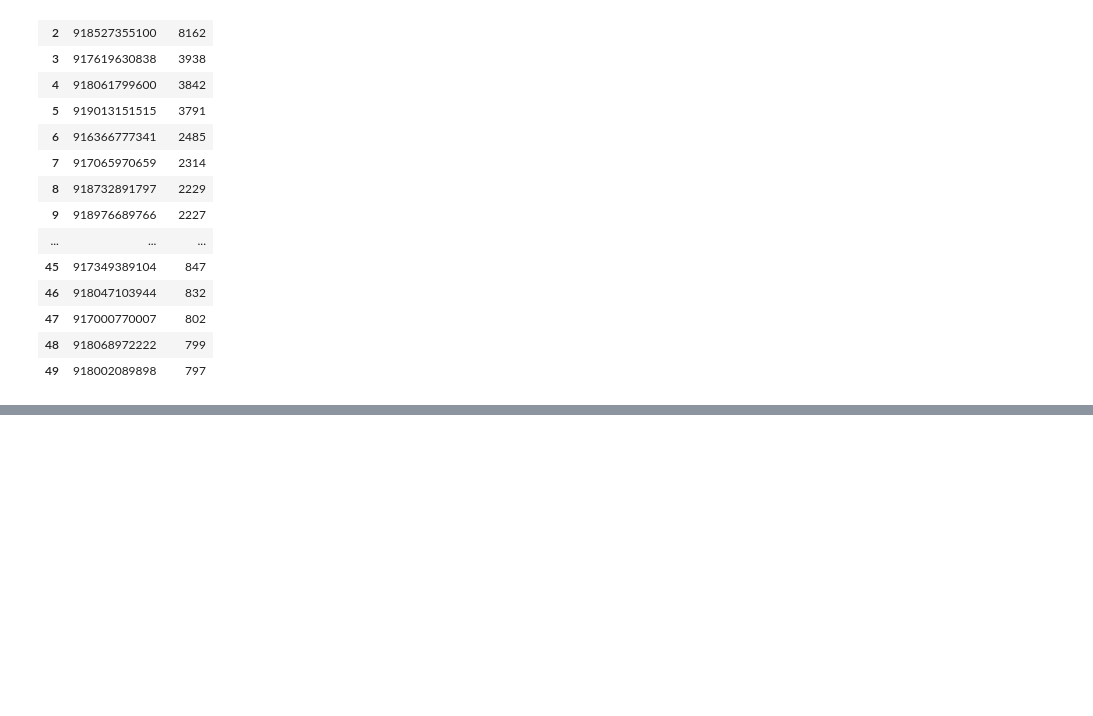
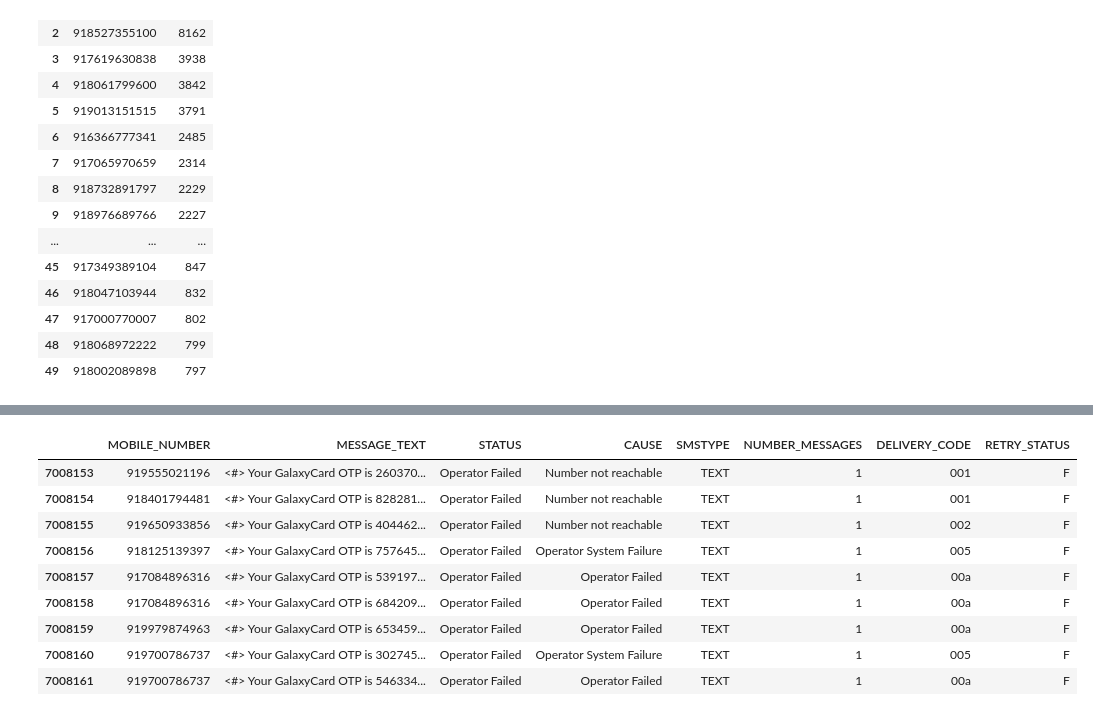
Before and after one commit to asimds/26DECOPFAIL, a Jupyter notebook: Cause.ipynb, the cells around one changed output, grey strips where cells are left out. Saved outputs shown, nothing was run; the diff lists cells and outputs as text; code cells hidden in the pictures; blank space fills up the shorter version.

```diff
--- a/Cause.ipynb
+++ b/Cause.ipynb
@@ -169,0 +177,3 @@ dfm_no.head(50)
+# %%
+# select columns which contain the word OTP
+substring_otp=new_df[new_df['MESSAGE_TEXT'].astype(str).str.contains("OTP")]
@@ -169,0 +198,13 @@ dfm_no.head(50)
+# %%
+substring_otp.tail(9)
+# %% [output]
+|  | MOBILE_NUMBER | MESSAGE_TEXT | STATUS | CAUSE | SMSTYPE | NUMBER_MESSAGES | DELIVERY_CODE | RETRY_STATUS |
+| 7008153 | 919555021196 | <#> Your GalaxyCard OTP is 260370... | Operator Failed | Number not reachable | TEXT | 1 | 001 | F |
+| 7008154 | 918401794481 | <#> Your GalaxyCard OTP is 828281... | Operator Failed | Number not reachable | TEXT | 1 | 001 | F |
+| 7008155 | 919650933856 | <#> Your GalaxyCard OTP is 404462... | Operator Failed | Number not reachable | TEXT | 1 | 002 | F |
+| 7008156 | 918125139397 | <#> Your GalaxyCard OTP is 757645... | Operator Failed | Operator System Failure | TEXT | 1 | 005 | F |
+| 7008157 | 917084896316 | <#> Your GalaxyCard OTP is 539197... | Operator Failed | Operator Failed | TEXT | 1 | 00a | F |
+| 7008158 | 917084896316 | <#> Your GalaxyCard OTP is 684209... | Operator Failed | Operator Failed | TEXT | 1 | 00a | F |
+| 7008159 | 919979874963 | <#> Your GalaxyCard OTP is 653459... | Operator Failed | Operator Failed | TEXT | 1 | 00a | F |
+| 7008160 | 919700786737 | <#> Your GalaxyCard OTP is 302745... | Operator Failed | Operator System Failure | TEXT | 1 | 005 | F |
+| 7008161 | 919700786737 | <#> Your GalaxyCard OTP is 546334... | Operator Failed | Operator Failed | TEXT | 1 | 00a | F |
```
Also changed, not shown: parts of 14 cells of this notebook.
